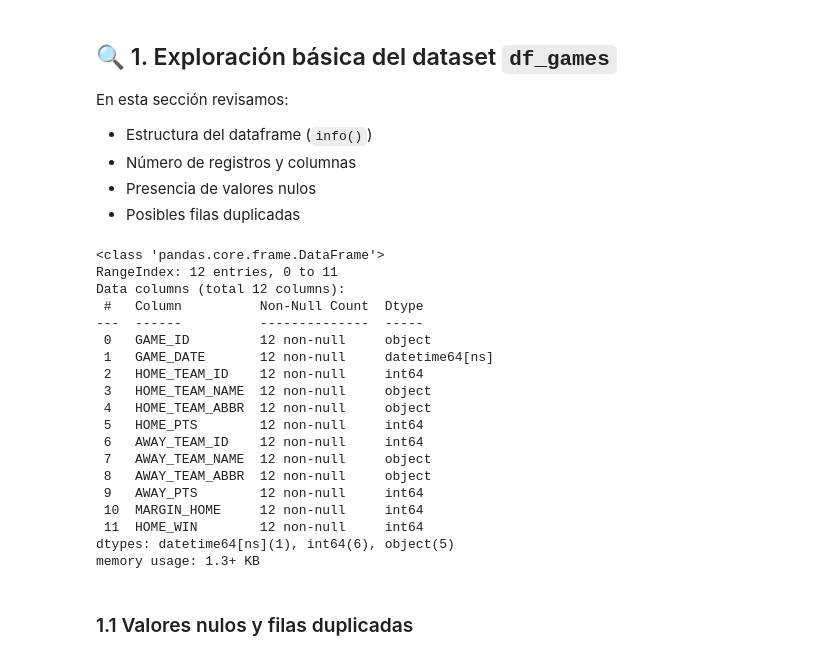
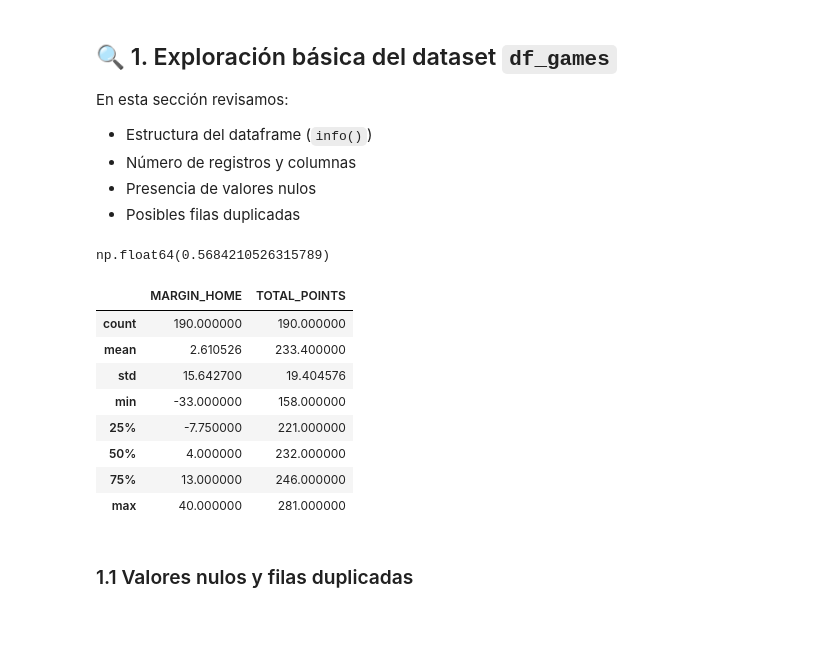
Before and after one commit to estemen27/NBA_Predictor, a Jupyter notebook: notebooks/01_exploracion.ipynb, the cells around one changed output. Saved outputs shown, nothing was run; the diff lists cells and outputs as text; code cells hidden in the pictures; blank space fills up the shorter version.

```diff
--- a/notebooks/01_exploracion.ipynb
+++ b/notebooks/01_exploracion.ipynb
@@ -86,27 +73,21 @@ En esta sección revisamos:
 - Presencia de valores nulos
 - Posibles filas duplicadas
 # %%
-df_games.info()
+df_games["HOME_WIN"].mean()
 # %% [output]
-<class 'pandas.core.frame.DataFrame'>
-RangeIndex: 12 entries, 0 to 11
-Data columns (total 12 columns):
- #   Column          Non-Null Count  Dtype
----  ------          --------------  -----
- 0   GAME_ID         12 non-null     object
- 1   GAME_DATE       12 non-null     datetime64[ns]
- 2   HOME_TEAM_ID    12 non-null     int64
- 3   HOME_TEAM_NAME  12 non-null     object
- 4   HOME_TEAM_ABBR  12 non-null     object
- 5   HOME_PTS        12 non-null     int64
- 6   AWAY_TEAM_ID    12 non-null     int64
- 7   AWAY_TEAM_NAME  12 non-null     object
- 8   AWAY_TEAM_ABBR  12 non-null     object
- 9   AWAY_PTS        12 non-null     int64
- 10  MARGIN_HOME     12 non-null     int64
- 11  HOME_WIN        12 non-null     int64
-dtypes: datetime64[ns](1), int64(6), object(5)
-memory usage: 1.3+ KB
+np.float64(0.5684210526315789)
+# %%
+df_games[["MARGIN_HOME", "TOTAL_POINTS"]].describe()
+# %% [output]
+|  | MARGIN_HOME | TOTAL_POINTS |
+| count | 190.000000 | 190.000000 |
+| mean | 2.610526 | 233.400000 |
+| std | 15.642700 | 19.404576 |
+| min | -33.000000 | 158.000000 |
+| 25% | -7.750000 | 221.000000 |
+| 50% | 4.000000 | 232.000000 |
+| 75% | 13.000000 | 246.000000 |
+| max | 40.000000 | 281.000000 |
 # %% [markdown]
 ### 1.1 Valores nulos y filas duplicadas
 # %%
```
Also changed, not shown: parts of 15 cells of this notebook, 11 other files.
